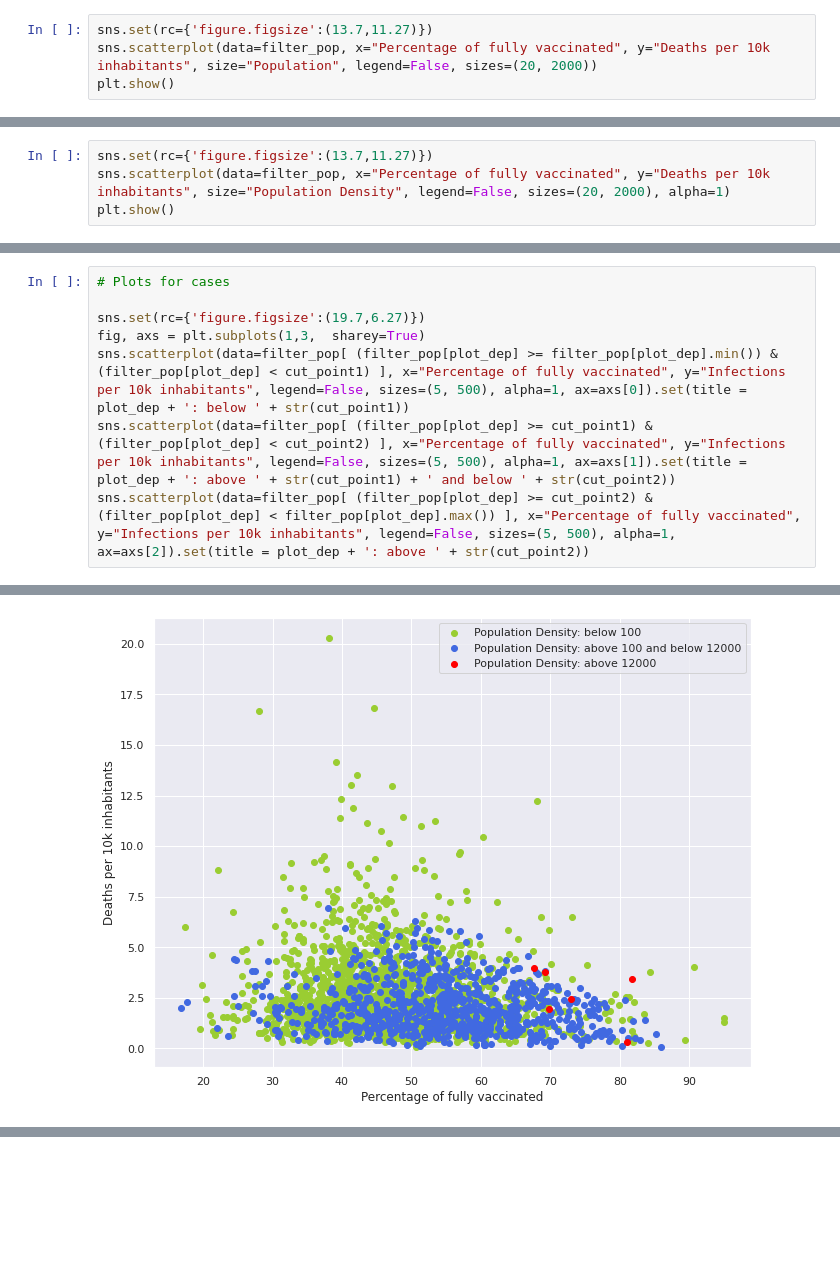
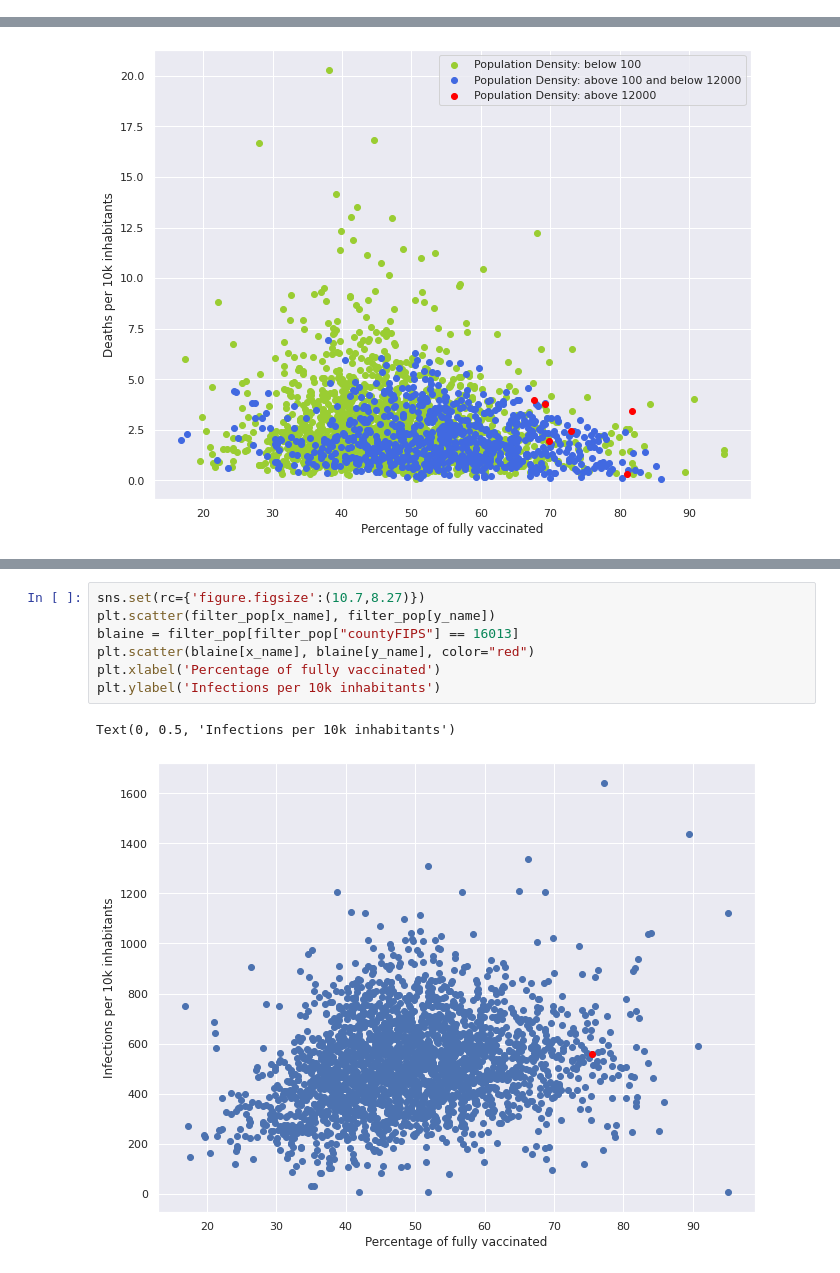
Before and after one commit to dzoanka/Covid19-cases-deaths-against-vax-in-US-counties, a Jupyter notebook: display_plots_covid_data.ipynb, the cells around one changed output, grey strips where cells are left out. Saved outputs shown, nothing was run; the diff lists cells and outputs as text; blank space fills up the shorter version.

```diff
--- a/display_plots_covid_data.ipynb
+++ b/display_plots_covid_data.ipynb
@@ -93,4 +73,0 @@ plt.show()
-# %%
-sns.set(rc={'figure.figsize':(13.7,11.27)})
-sns.scatterplot(data=filter_pop, x="Percentage of fully vaccinated", y="Deaths per 10k inhabitants", size="Population", legend=False, sizes=(20, 2000))
-plt.show()
@@ -105,4 +79,0 @@ plt.show()
-# %%
-sns.set(rc={'figure.figsize':(13.7,11.27)})
-sns.scatterplot(data=filter_pop, x="Percentage of fully vaccinated", y="Deaths per 10k inhabitants", size="Population Density", legend=False, sizes=(20, 2000), alpha=1)
-plt.show()
@@ -121,11 +88,3 @@ sns.scatterplot(data=filter_pop[ (filter_pop[plot_dep] >= cut_point2) & (filter_
 # %% [output]
 [Text(0.5, 1.0, 'Population Density: above 12000')]
 [figure]
-# %%
-# Plots for cases
-
-sns.set(rc={'figure.figsize':(19.7,6.27)})
-fig, axs = plt.subplots(1,3,  sharey=True)
-sns.scatterplot(data=filter_pop[ (filter_pop[plot_dep] >= filter_pop[plot_dep].min()) & (filter_pop[plot_dep] < cut_point1) ], x="Percentage of fully vaccinated", y="Infections per 10k inhabitants", legend=False, sizes=(5, 500), alpha=1, ax=axs[0]).set(title = plot_dep + ': below ' + str(cut_point1))
-sns.scatterplot(data=filter_pop[ (filter_pop[plot_dep] >= cut_point1) & (filter_pop[plot_dep] < cut_point2) ], x="Percentage of fully vaccinated", y="Infections per 10k inhabitants", legend=False, sizes=(5, 500), alpha=1, ax=axs[1]).set(title = plot_dep + ': above ' + str(cut_point1) + ' and below ' + str(cut_point2))
-sns.scatterplot(data=filter_pop[ (filter_pop[plot_dep] >= cut_point2) & (filter_pop[plot_dep] < filter_pop[plot_dep].max()) ], x="Percentage of fully vaccinated", y="Infections per 10k inhabitants", legend=False, sizes=(5, 500), alpha=1, ax=axs[2]).set(title = plot_dep + ': above ' + str(cut_point2))
@@ -153,0 +119,10 @@ plt.legend()
+# %%
+sns.set(rc={'figure.figsize':(10.7,8.27)})
+plt.scatter(filter_pop[x_name], filter_pop[y_name])
+blaine = filter_pop[filter_pop["countyFIPS"] == 16013]
+plt.scatter(blaine[x_name], blaine[y_name], color="red")
+plt.xlabel('Percentage of fully vaccinated')
+plt.ylabel('Infections per 10k inhabitants')
+# %% [output]
+Text(0, 0.5, 'Infections per 10k inhabitants')
+[figure, added]
```
Also changed, not shown: parts of 16 cells of this notebook.
